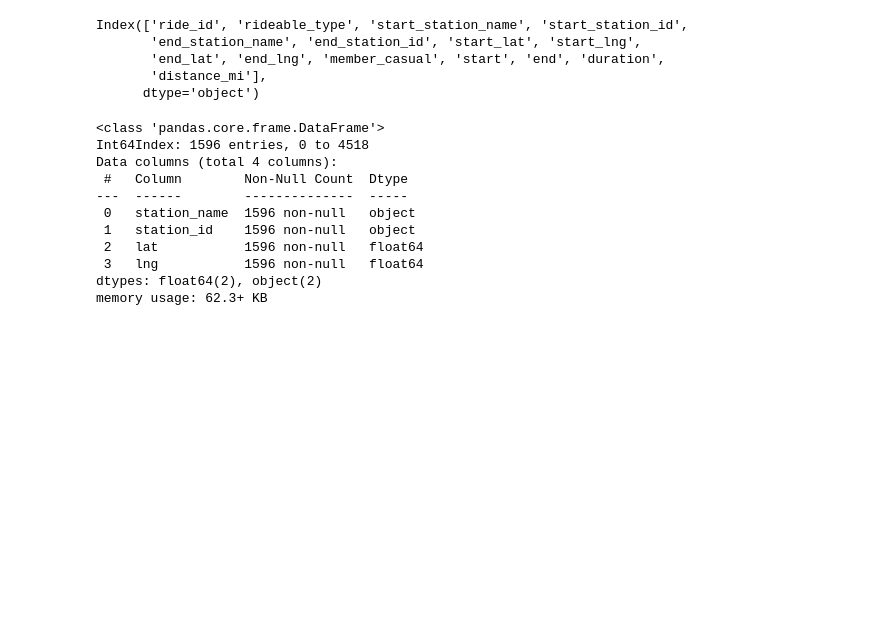
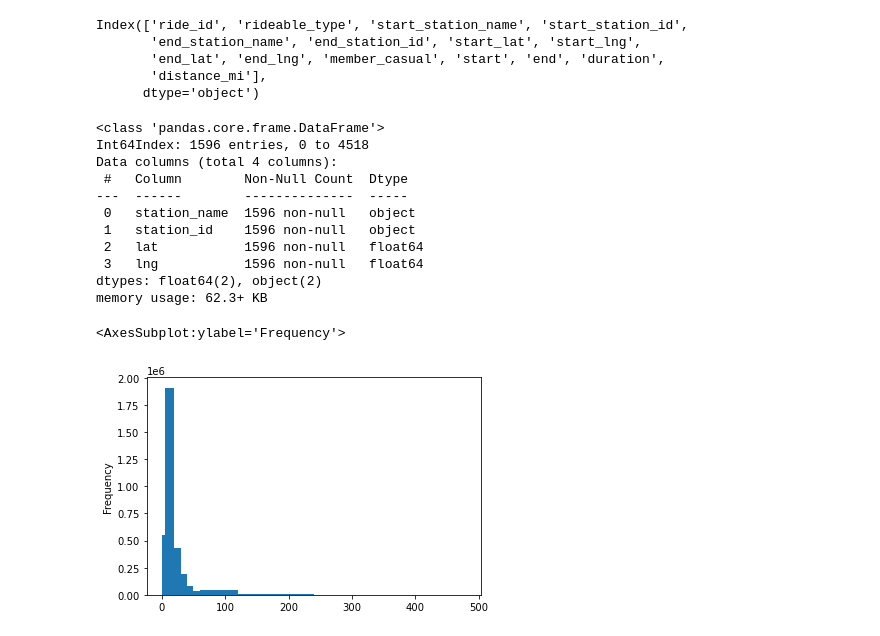
Before and after one commit to KatherineH-cls/Tableau-challenge, a Jupyter notebook: citibike/Analysis/citibike_cleandata.ipynb, the cells around one changed output. Drawn from its saved outputs; the diff is of its cells as text; code cells hidden in the pictures; blank space fills up the shorter version.

```diff
--- a/citibike/Analysis/citibike_cleandata.ipynb
+++ b/citibike/Analysis/citibike_cleandata.ipynb
@@ -310,3 +310,8 @@ memory usage: 62.3+ KB
 docked.to_csv(fileout_dock, index=False)
 rebalances.to_csv(fileout_rebalance, index=False)
 stations.to_csv(fileout_stations, index=False)
+# %%
+bike_data.duration.plot.hist(bins = [0,5,20, 30, 40, 50, 60, 120,240,480])
+# %% [output]
+<AxesSubplot:ylabel='Frequency'>
+[figure, added]
```
Also changed, not shown: 1 other file.
